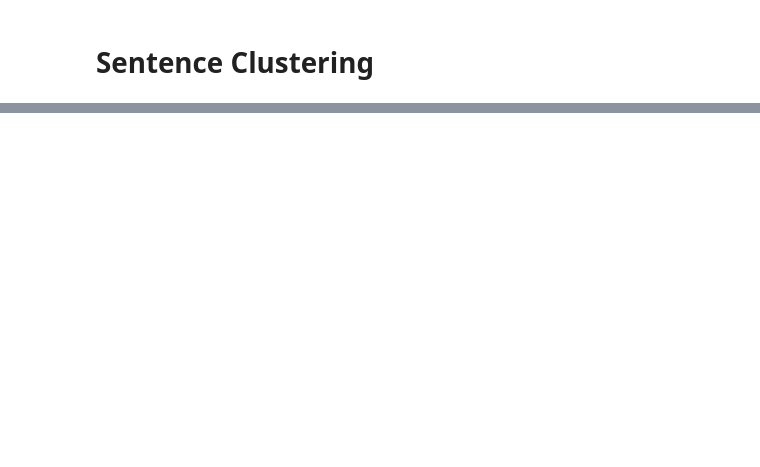
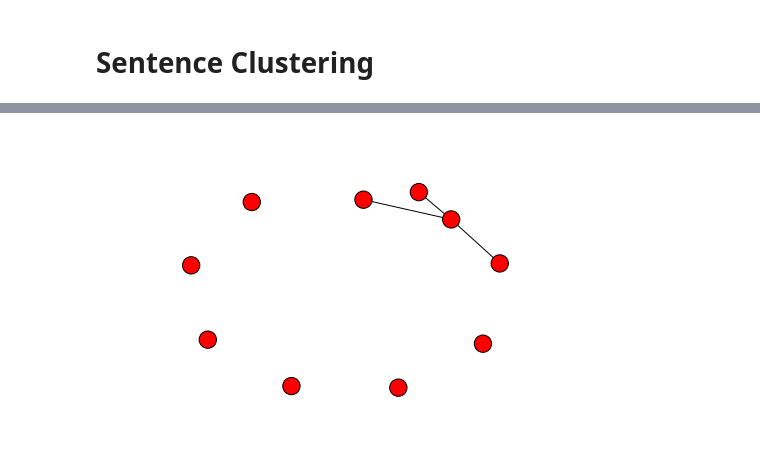
Before and after one commit to rurouni-najeeb/mynz_jmi, a Jupyter notebook: extractive/najeeb/summarization.ipynb, the cells around one changed output, grey strips where cells are left out. Cells and saved outputs as stored; diff of their text form; code cells hidden in the pictures; blank space fills up the shorter version.

Commit message:
Implemented Clustering Algorithm

```diff
--- a/extractive/najeeb/summarization.ipynb
+++ b/extractive/najeeb/summarization.ipynb
@@ -159,0 +235,8 @@ Enter the name of the document: cnn
+# %%
+## LEADER VERTICES
+lead = []
+for i in tf:
+    if tf[i] >= (0.75 * max_val):
+        lead.append(i)
+for i in lead:
+    print i
@@ -159,0 +253,6 @@ Enter the name of the document: cnn
+# %%
+## COLOR OF THE EDGES
+for i in G.nodes():
+    for j in G.nodes():
+        if (i,j) in G.edges():
+            print G.get_edge_data(i,j)[0]['color']
@@ -159,0 +281,10 @@ Enter the name of the document: cnn
+# %%
+## Applying djikstra to the given graph
+shortest = dict()
+for i in G.nodes():
+    shortest[i] = dict()
+    for j in lead:
+        if i != j:
+            shortest[i][j] = (nx.dijkstra_path_length(G,i,j))
+for i in shortest:
+    print i + ":" + str(shortest[i])
@@ -159,0 +311,8 @@ Enter the name of the document: cnn
+# %%
+## Getting the nearest leader node for each node
+cluster = dict()
+for i in shortest:
+    m = min(shortest[i],key = shortest[i].get)
+    cluster[i] = m
+for i in cluster:
+    print cluster[i]
@@ -159,0 +339,9 @@ Enter the name of the document: cnn
+# %%
+## Deleting the edges other than the leader ones in the graph
+for nodei,nodej in G.edges():
+    if cluster[nodei] != nodej:
+        G.remove_edge(nodei,nodej)
+## Prinitng the graph
+nx.draw(G)
+# %% [output]
+[figure, added]
```
Also changed, not shown: parts of 11 cells of this notebook, 1 other file.
